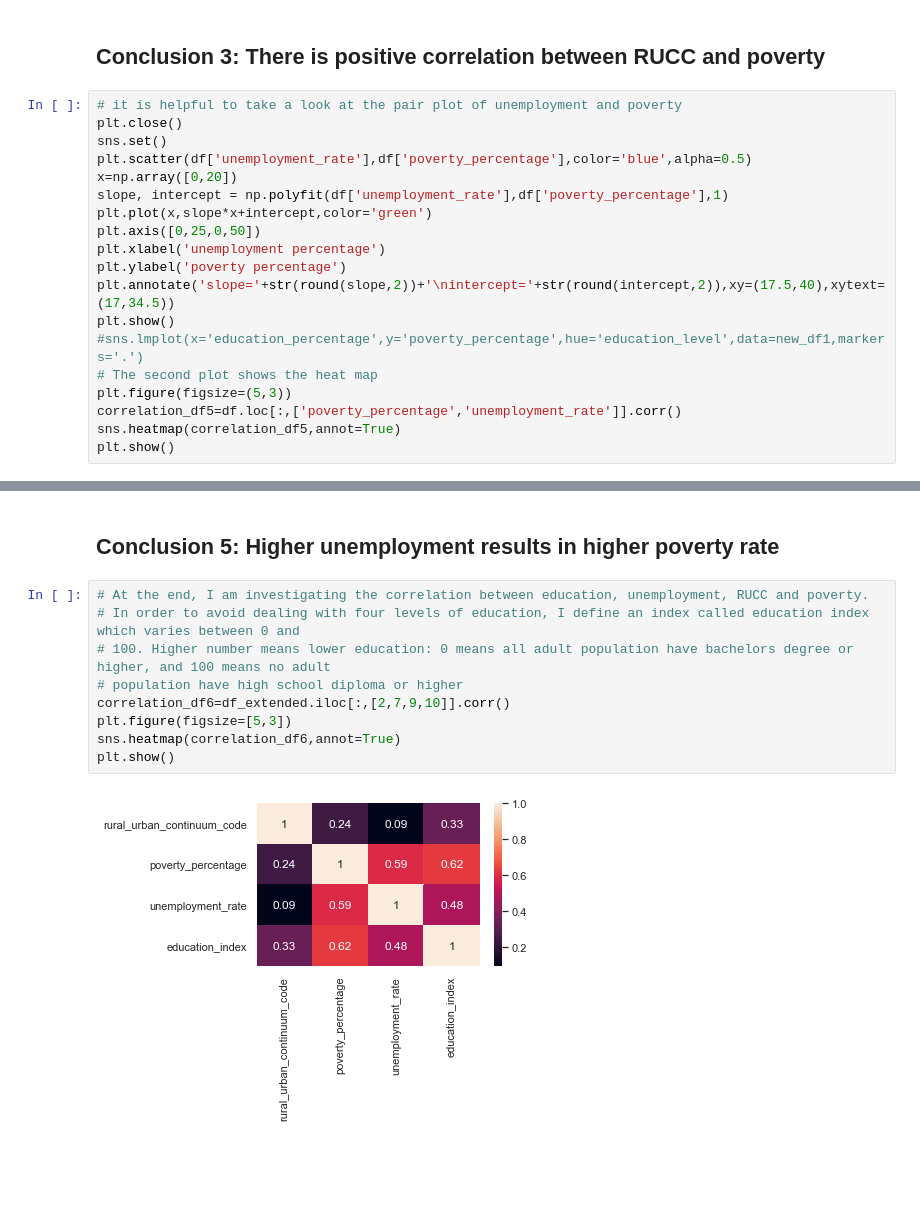
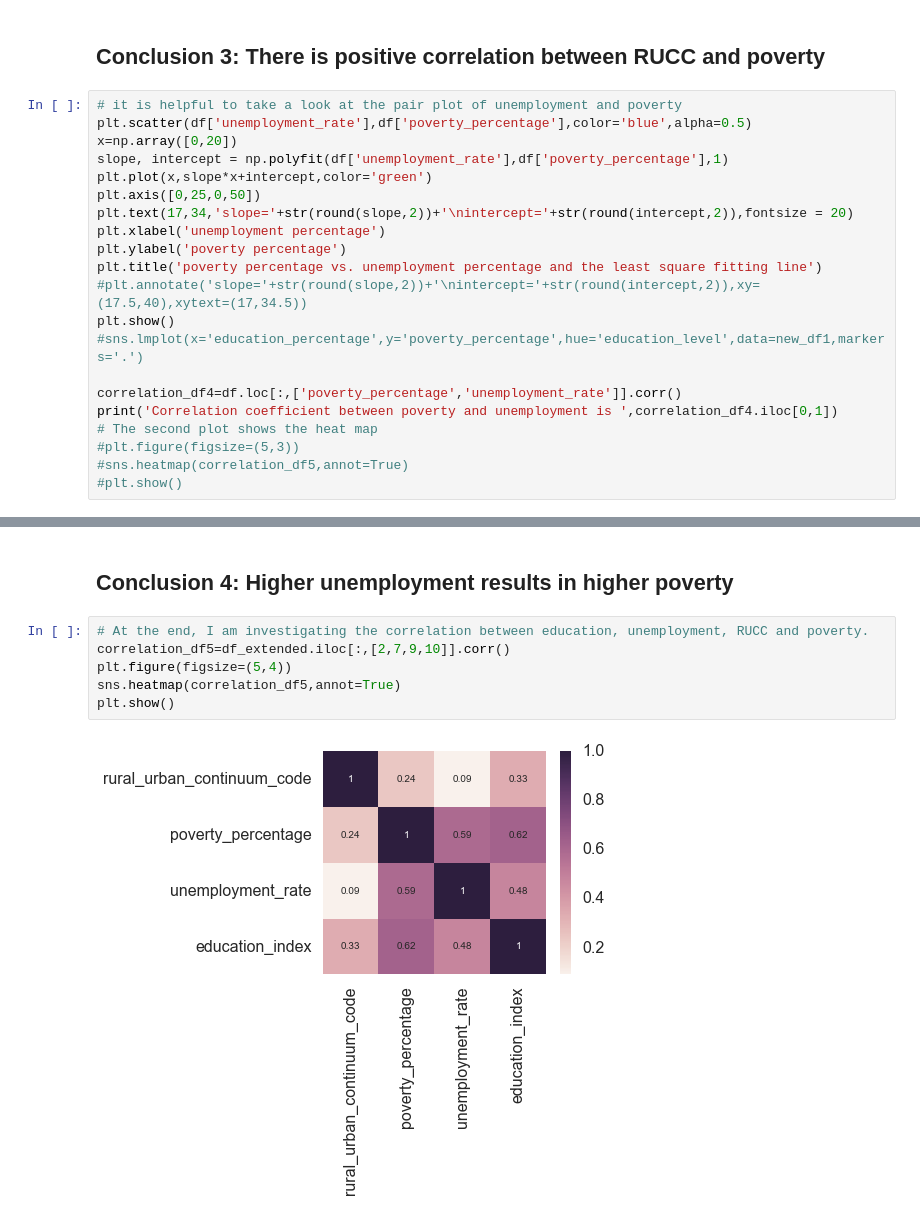
Before and after one commit to moeinsoodavi/Springboard, a Jupyter notebook: Capstone Project 1/Capstone Project 1 - Story Telling.ipynb, the cells around one changed output, grey strips where cells are left out. Drawn from its saved outputs; the diff is of its cells as text; blank space fills up the shorter version.

```diff
--- a/Capstone Project 1/Capstone Project 1 - Story Telling.ipynb
+++ b/Capstone Project 1/Capstone Project 1 - Story Telling.ipynb
@@ -141,21 +160,23 @@ The probability of having a correlation of as small as 0.24 between RUCC and pov
 ## Conclusion 3: There is positive correlation between RUCC and poverty
 # %%
 # it is helpful to take a look at the pair plot of unemployment and poverty
-plt.close()
-sns.set()
 plt.scatter(df['unemployment_rate'],df['poverty_percentage'],color='blue',alpha=0.5)
 x=np.array([0,20])
 slope, intercept = np.polyfit(df['unemployment_rate'],df['poverty_percentage'],1)
 plt.plot(x,slope*x+intercept,color='green')
 plt.axis([0,25,0,50])
+plt.text(17,34,'slope='+str(round(slope,2))+'\nintercept='+str(round(intercept,2)),fontsize = 20)
 plt.xlabel('unemployment percentage')
 plt.ylabel('poverty percentage')
-plt.annotate('slope='+str(round(slope,2))+'\nintercept='+str(round(intercept,2)),xy=(17.5,40),xytext=(17,34.5))
+plt.title('poverty percentage vs. unemployment percentage and the least square fitting line')
+#plt.annotate('slope='+str(round(slope,2))+'\nintercept='+str(round(intercept,2)),xy=(17.5,40),xytext=(17,34.5))
 plt.show()
 #sns.lmplot(x='education_percentage',y='poverty_percentage',hue='education_level',data=new_df1,markers='.')
+
+correlation_df4=df.loc[:,['poverty_percentage','unemployment_rate']].corr()
+print('Correlation coefficient between poverty and unemployment is ',correlation_df4.iloc[0,1])
 # The second plot shows the heat map
-plt.figure(figsize=(5,3))
-correlation_df5=df.loc[:,['poverty_percentage','unemployment_rate']].corr()
-sns.heatmap(correlation_df5,annot=True)
-plt.show()
+#plt.figure(figsize=(5,3))
+#sns.heatmap(correlation_df5,annot=True)
+#plt.show()
 # %% [output]
@@ -164,14 +185,11 @@ plt.show()
 # %% [markdown]
-## Conclusion 5: Higher unemployment results in higher poverty rate
+## Conclusion 4: Higher unemployment results in higher poverty
 # %%
 # At the end, I am investigating the correlation between education, unemployment, RUCC and poverty.
-# In order to avoid dealing with four levels of education, I define an index called education index which varies between 0 and
-# 100. Higher number means lower education: 0 means all adult population have bachelors degree or higher, and 100 means no adult
-# population have high school diploma or higher
-correlation_df6=df_extended.iloc[:,[2,7,9,10]].corr()
-plt.figure(figsize=[5,3])
-sns.heatmap(correlation_df6,annot=True)
+correlation_df5=df_extended.iloc[:,[2,7,9,10]].corr()
+plt.figure(figsize=(5,4))
+sns.heatmap(correlation_df5,annot=True)
 plt.show()
 # %% [output]
-[figure, old version]
+[figure, new version]
 # %% [markdown]
```
Also changed, not shown: parts of 10 cells of this notebook, 2 other files.
